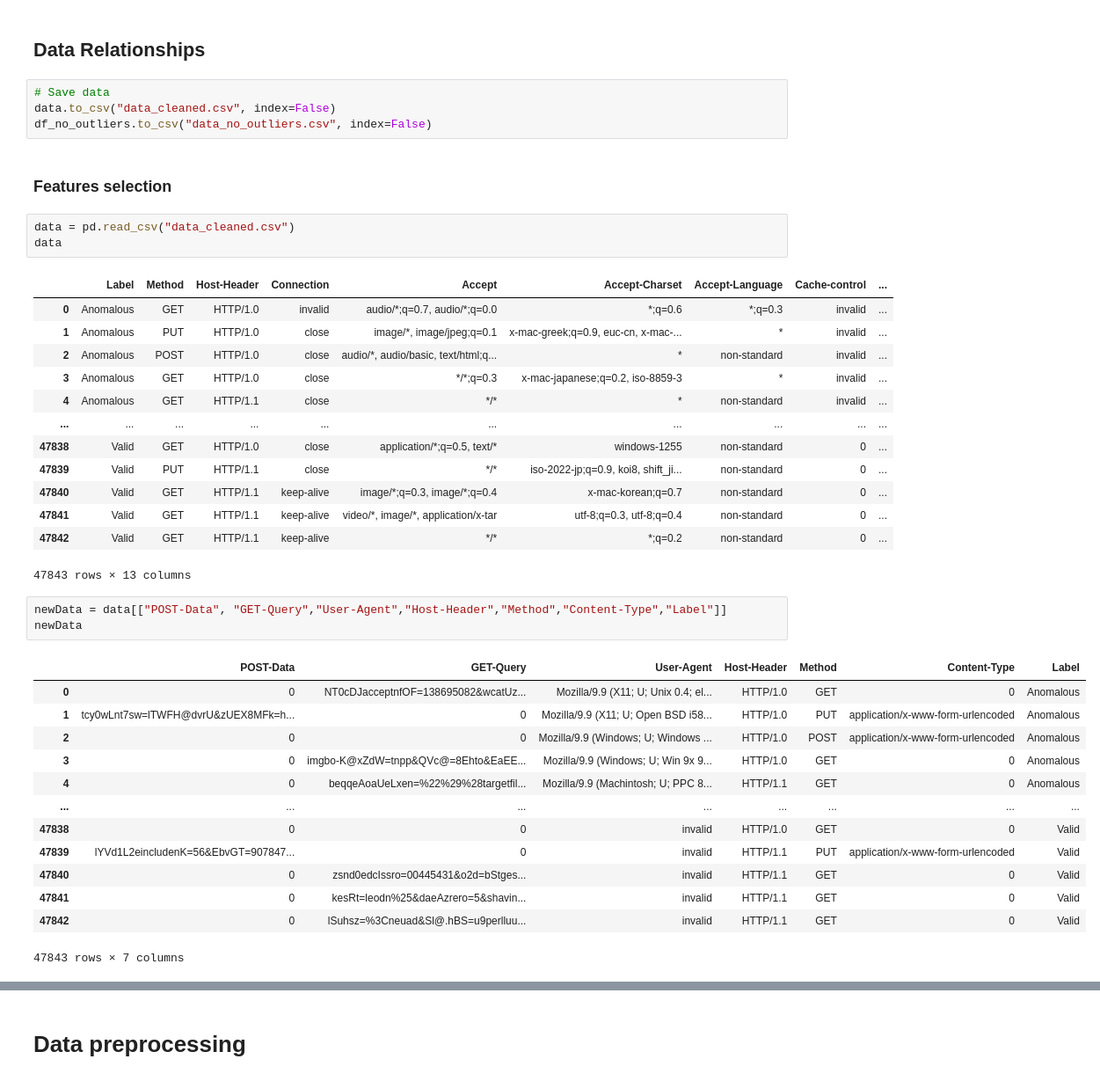
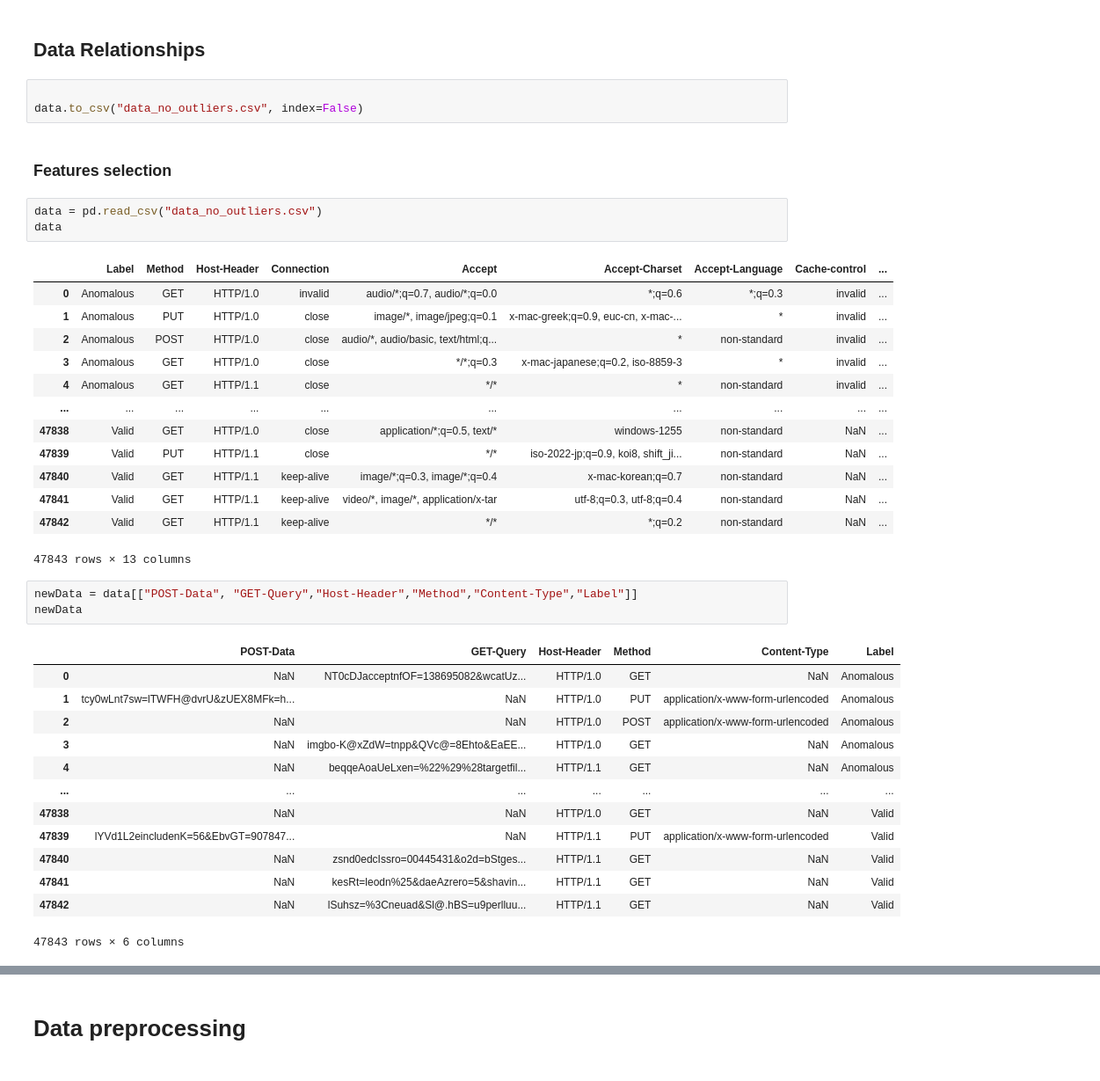
Before and after one commit to zhugez/LTIntruderDetection, a Jupyter notebook: index.ipynb, the cells around one changed output, grey strips where cells are left out. Shown at 88% size. Saved outputs shown, nothing was run; the diff lists cells and outputs as text.

```diff
--- a/index.ipynb
+++ b/index.ipynb
@@ -159,13 +191,12 @@ data.describe()
 # %% [markdown]
 ## Data Relationships
 # %%
-# Save data
-data.to_csv("data_cleaned.csv", index=False)
-df_no_outliers.to_csv("data_no_outliers.csv", index=False)
+
+data.to_csv("data_no_outliers.csv", index=False)
 # %% [markdown]
 ### Features selection
 # %%
-data = pd.read_csv("data_cleaned.csv")
+data = pd.read_csv("data_no_outliers.csv")
 data
 # %% [output]
 |  | Label | Method | Host-Header | Connection | Accept | Accept-Charset | Accept-Language | Cache-control | ... |
@@ -175,29 +206,29 @@ data
 | 3 | Anomalous | GET | HTTP/1.0 | close | */*;q=0.3 | x-mac-japanese;q=0.2, iso-8859-3 | * | invalid | ... |
 | 4 | Anomalous | GET | HTTP/1.1 | close | */* | * | non-standard | invalid | ... |
 | ... | ... | ... | ... | ... | ... | ... | ... | ... | ... |
-| 47838 | Valid | GET | HTTP/1.0 | close | application/*;q=0.5, text/* | windows-1255 | non-standard | 0 | ... |
-| 47839 | Valid | PUT | HTTP/1.1 | close | */* | iso-2022-jp;q=0.9, koi8, shift_ji... | non-standard | 0 | ... |
-| 47840 | Valid | GET | HTTP/1.1 | keep-alive | image/*;q=0.3, image/*;q=0.4 | x-mac-korean;q=0.7 | non-standard | 0 | ... |
-| 47841 | Valid | GET | HTTP/1.1 | keep-alive | video/*, image/*, application/x-tar | utf-8;q=0.3, utf-8;q=0.4 | non-standard | 0 | ... |
-| 47842 | Valid | GET | HTTP/1.1 | keep-alive | */* | *;q=0.2 | non-standard | 0 | ... |
+| 47838 | Valid | GET | HTTP/1.0 | close | application/*;q=0.5, text/* | windows-1255 | non-standard | NaN | ... |
+| 47839 | Valid | PUT | HTTP/1.1 | close | */* | iso-2022-jp;q=0.9, koi8, shift_ji... | non-standard | NaN | ... |
+| 47840 | Valid | GET | HTTP/1.1 | keep-alive | image/*;q=0.3, image/*;q=0.4 | x-mac-korean;q=0.7 | non-standard | NaN | ... |
+| 47841 | Valid | GET | HTTP/1.1 | keep-alive | video/*, image/*, application/x-tar | utf-8;q=0.3, utf-8;q=0.4 | non-standard | NaN | ... |
+| 47842 | Valid | GET | HTTP/1.1 | keep-alive | */* | *;q=0.2 | non-standard | NaN | ... |
 47843 rows × 13 columns
 # %%
-newData = data[["POST-Data", "GET-Query","User-Agent","Host-Header","Method","Content-Type","Label"]]
+newData = data[["POST-Data", "GET-Query","Host-Header","Method","Content-Type","Label"]]
 newData
 # %% [output]
-|  | POST-Data | GET-Query | User-Agent | Host-Header | Method | Content-Type | Label |
-| 0 | 0 | NT0cDJacceptnfOF=138695082&wcatUz... | Mozilla/9.9 (X11; U; Unix 0.4; el... | HTTP/1.0 | GET | 0 | Anomalous |
-| 1 | tcy0wLnt7sw=lTWFH@dvrU&zUEX8MFk=h... | 0 | Mozilla/9.9 (X11; U; Open BSD i58... | HTTP/1.0 | PUT | application/x-www-form-urlencoded | Anomalous |
-| 2 | 0 | 0 | Mozilla/9.9 (Windows; U; Windows ... | HTTP/1.0 | POST | application/x-www-form-urlencoded | Anomalous |
-| 3 | 0 | imgbo-K@xZdW=tnpp&QVc@=8Ehto&EaEE... | Mozilla/9.9 (Windows; U; Win 9x 9... | HTTP/1.0 | GET | 0 | Anomalous |
-| 4 | 0 | beqqeAoaUeLxen=%22%29%28targetfil... | Mozilla/9.9 (Machintosh; U; PPC 8... | HTTP/1.1 | GET | 0 | Anomalous |
-| ... | ... | ... | ... | ... | ... | ... | ... |
-| 47838 | 0 | 0 | invalid | HTTP/1.0 | GET | 0 | Valid |
-| 47839 | lYVd1L2eincludenK=56&EbvGT=907847... | 0 | invalid | HTTP/1.1 | PUT | application/x-www-form-urlencoded | Valid |
-| 47840 | 0 | zsnd0edcIssro=00445431&o2d=bStges... | invalid | HTTP/1.1 | GET | 0 | Valid |
-| 47841 | 0 | kesRt=leodn%25&daeAzrero=5&shavin... | invalid | HTTP/1.1 | GET | 0 | Valid |
-| 47842 | 0 | lSuhsz=%3Cneuad&Sl@.hBS=u9perlluu... | invalid | HTTP/1.1 | GET | 0 | Valid |
+|  | POST-Data | GET-Query | Host-Header | Method | Content-Type | Label |
+| 0 | NaN | NT0cDJacceptnfOF=138695082&wcatUz... | HTTP/1.0 | GET | NaN | Anomalous |
+| 1 | tcy0wLnt7sw=lTWFH@dvrU&zUEX8MFk=h... | NaN | HTTP/1.0 | PUT | application/x-www-form-urlencoded | Anomalous |
+| 2 | NaN | NaN | HTTP/1.0 | POST | application/x-www-form-urlencoded | Anomalous |
+| 3 | NaN | imgbo-K@xZdW=tnpp&QVc@=8Ehto&EaEE... | HTTP/1.0 | GET | NaN | Anomalous |
+| 4 | NaN | beqqeAoaUeLxen=%22%29%28targetfil... | HTTP/1.1 | GET | NaN | Anomalous |
+| ... | ... | ... | ... | ... | ... | ... |
+| 47838 | NaN | NaN | HTTP/1.0 | GET | NaN | Valid |
+| 47839 | lYVd1L2eincludenK=56&EbvGT=907847... | NaN | HTTP/1.1 | PUT | application/x-www-form-urlencoded | Valid |
+| 47840 | NaN | zsnd0edcIssro=00445431&o2d=bStges... | HTTP/1.1 | GET | NaN | Valid |
+| 47841 | NaN | kesRt=leodn%25&daeAzrero=5&shavin... | HTTP/1.1 | GET | NaN | Valid |
+| 47842 | NaN | lSuhsz=%3Cneuad&Sl@.hBS=u9perlluu... | HTTP/1.1 | GET | NaN | Valid |
-47843 rows × 7 columns
+47843 rows × 6 columns
 # %%
 # Feature Engineering
 from sklearn.preprocessing import LabelEncoder
```
Also changed, not shown: parts of 30 cells of this notebook, 3 other files.
